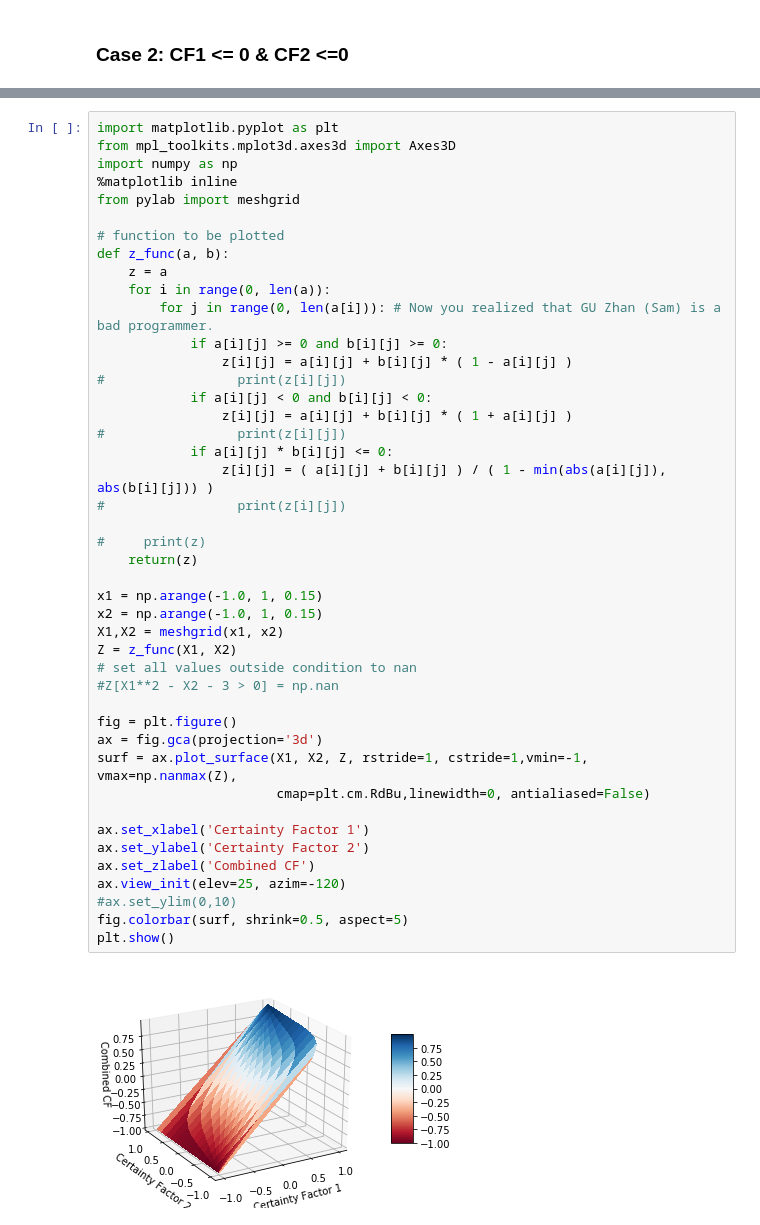
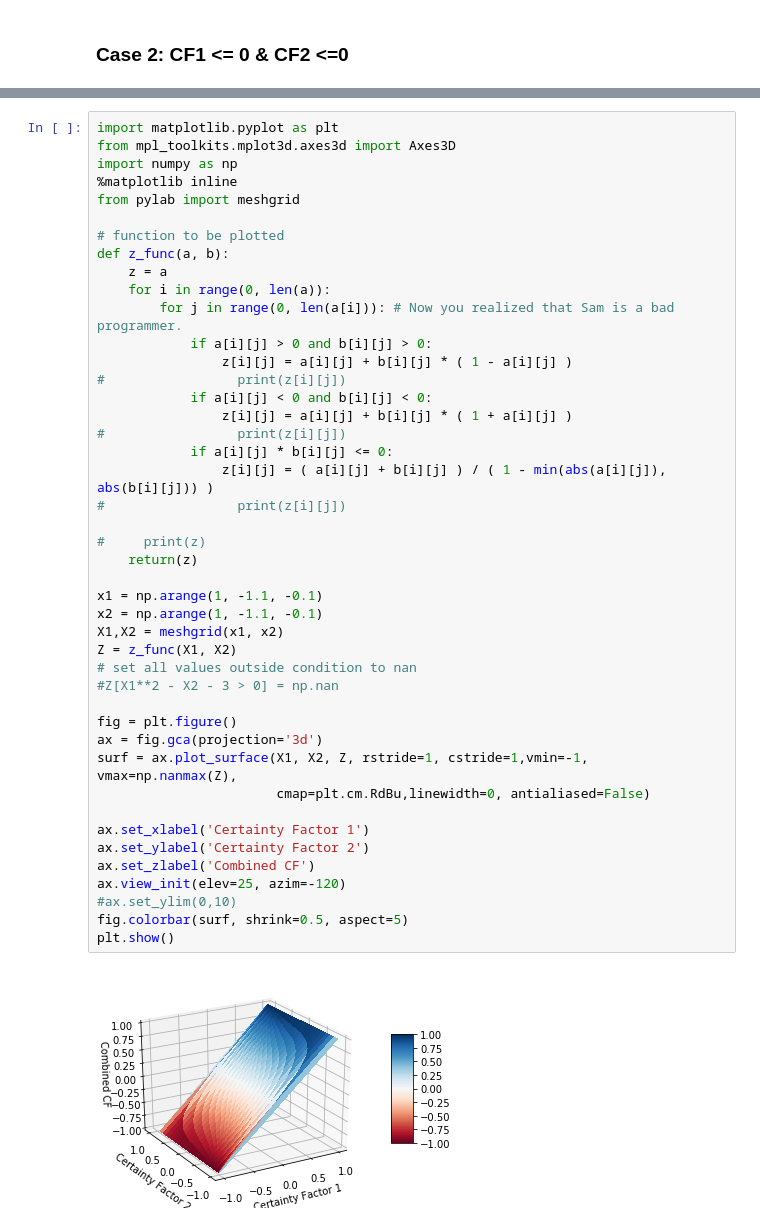
Before and after one commit to telescopeuser/S-MR-Workshop, a Jupyter notebook: S-MR-Workshop3/visualize-certainty-factor/visualize_certainty_factor.ipynb, the cells around one changed output, grey strips where cells are left out. Saved outputs shown, nothing was run; the diff lists cells and outputs as text.

```diff
--- a/S-MR-Workshop3/visualize-certainty-factor/visualize_certainty_factor.ipynb
+++ b/S-MR-Workshop3/visualize-certainty-factor/visualize_certainty_factor.ipynb
@@ -83,39 +83,39 @@ from pylab import meshgrid
 def z_func(a, b):
     z = a
     for i in range(0, len(a)):
-        for j in range(0, len(a[i])): # Now you realized that GU Zhan (Sam) is a bad programmer.
-            if a[i][j] >= 0 and b[i][j] >= 0:
+        for j in range(0, len(a[i])): # Now you realized that Sam is a bad programmer.
+            if a[i][j] > 0 and b[i][j] > 0:
                 z[i][j] = a[i][j] + b[i][j] * ( 1 - a[i][j] )
 #                 print(z[i][j])
             if a[i][j] < 0 and b[i][j] < 0:
                 z[i][j] = a[i][j] + b[i][j] * ( 1 + a[i][j] )
 #                 print(z[i][j])
             if a[i][j] * b[i][j] <= 0:
                 z[i][j] = ( a[i][j] + b[i][j] ) / ( 1 - min(abs(a[i][j]), abs(b[i][j])) )
 #                 print(z[i][j])
 
 #     print(z)
     return(z)
 
-x1 = np.arange(-1.0, 1, 0.15)
-x2 = np.arange(-1.0, 1, 0.15)
+x1 = np.arange(1, -1.1, -0.1)
+x2 = np.arange(1, -1.1, -0.1)
 X1,X2 = meshgrid(x1, x2)
 Z = z_func(X1, X2)
 # set all values outside condition to nan
 #Z[X1**2 - X2 - 3 > 0] = np.nan
 
 fig = plt.figure()
 ax = fig.gca(projection='3d')
 surf = ax.plot_surface(X1, X2, Z, rstride=1, cstride=1,vmin=-1, vmax=np.nanmax(Z),
                        cmap=plt.cm.RdBu,linewidth=0, antialiased=False)
 
 ax.set_xlabel('Certainty Factor 1')
 ax.set_ylabel('Certainty Factor 2')
 ax.set_zlabel('Combined CF')
 ax.view_init(elev=25, azim=-120)
 #ax.set_ylim(0,10)
 fig.colorbar(surf, shrink=0.5, aspect=5)
 plt.show()
 # %% [output]
-[figure, old version]
+[figure, new version]
 # %% [markdown]
```
Also changed, not shown: parts of 4 cells of this notebook.
